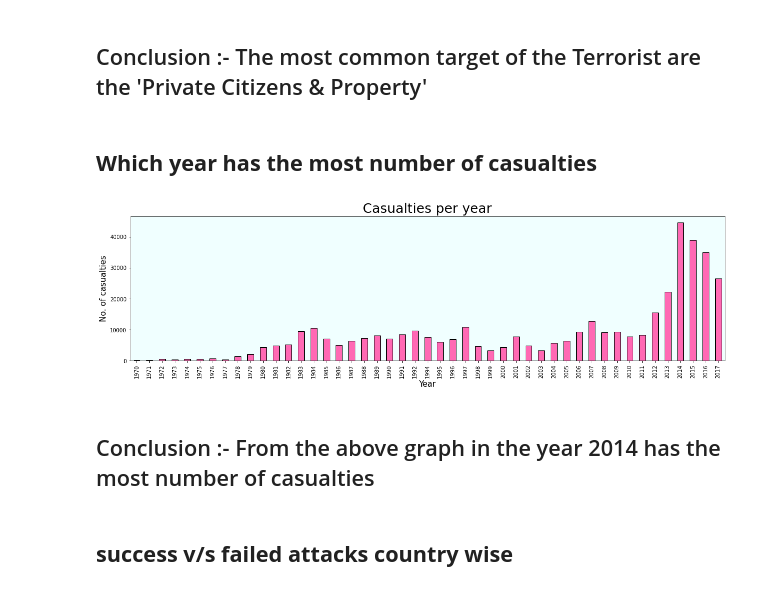
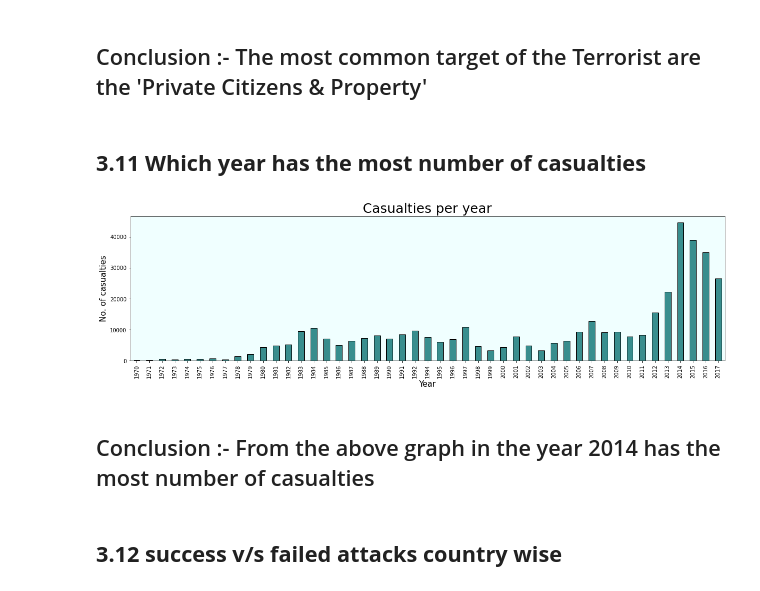
Before and after one commit to sainirajesh17/Global_Terrorism_Analysis_EDA, a Jupyter notebook: Global_Terrorism_Analysis_Capstone_Project.ipynb, the cells around one changed output. Drawn from its saved outputs; the diff is of its cells as text; code cells hidden in the pictures.

```diff
--- a/Global_Terrorism_Analysis_Capstone_Project.ipynb
+++ b/Global_Terrorism_Analysis_Capstone_Project.ipynb
@@ -446,29 +505,29 @@ plt.show()
 # %% [markdown]
 ## Conclusion :- The most common target of the Terrorist are the 'Private Citizens & Property'
 # %% [markdown]
-## <b> Which year has the most number of casualties
+## <b> 3.11 Which year has the most number of casualties
 # %%
 casualties = terrorism_data_new.groupby('year').sum()['no_of_kills']
 # %%
 # Plotting the Bar graph
-casualties.plot(kind = 'bar', color = 'hotpink', edgecolor='black').patch.set_facecolor('#f0ffff')
+casualties.plot(kind = 'bar', color = '#388E8E', edgecolor='black').patch.set_facecolor('#f0ffff')
 
 # Set a title of the current axes.
 plt.title('Casualties per year', fontsize = 25)
 
 # Set the x and y axis label
 plt.ylabel('No. of casualties', fontsize = 15)
 plt.xlabel('Year', fontsize = 15)
 
 # Setting the figure size
 plt.rcParams['figure.figsize'] = (20, 5)
 
 # Display a figure.
 plt.show()
 # %% [output]
-[figure, old version]
+[figure, new version]
 # %% [markdown]
 ## Conclusion :- From the above graph in the year 2014 has the most number of casualties
 # %% [markdown]
-## <b> success v/s failed attacks country wise
+## <b> 3.12 success v/s failed attacks country wise
 # %%
```
Also changed, not shown: parts of 36 cells of this notebook.
